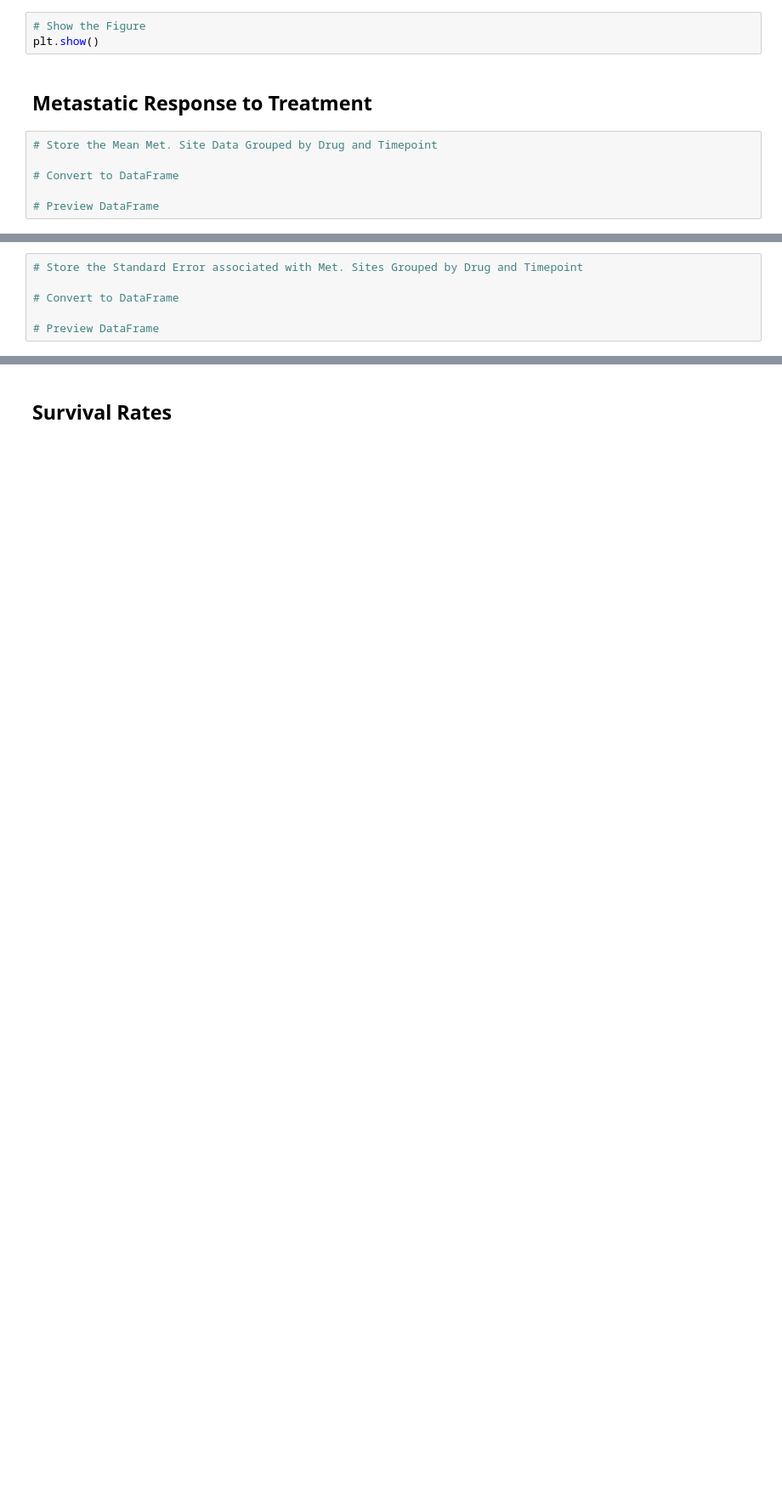
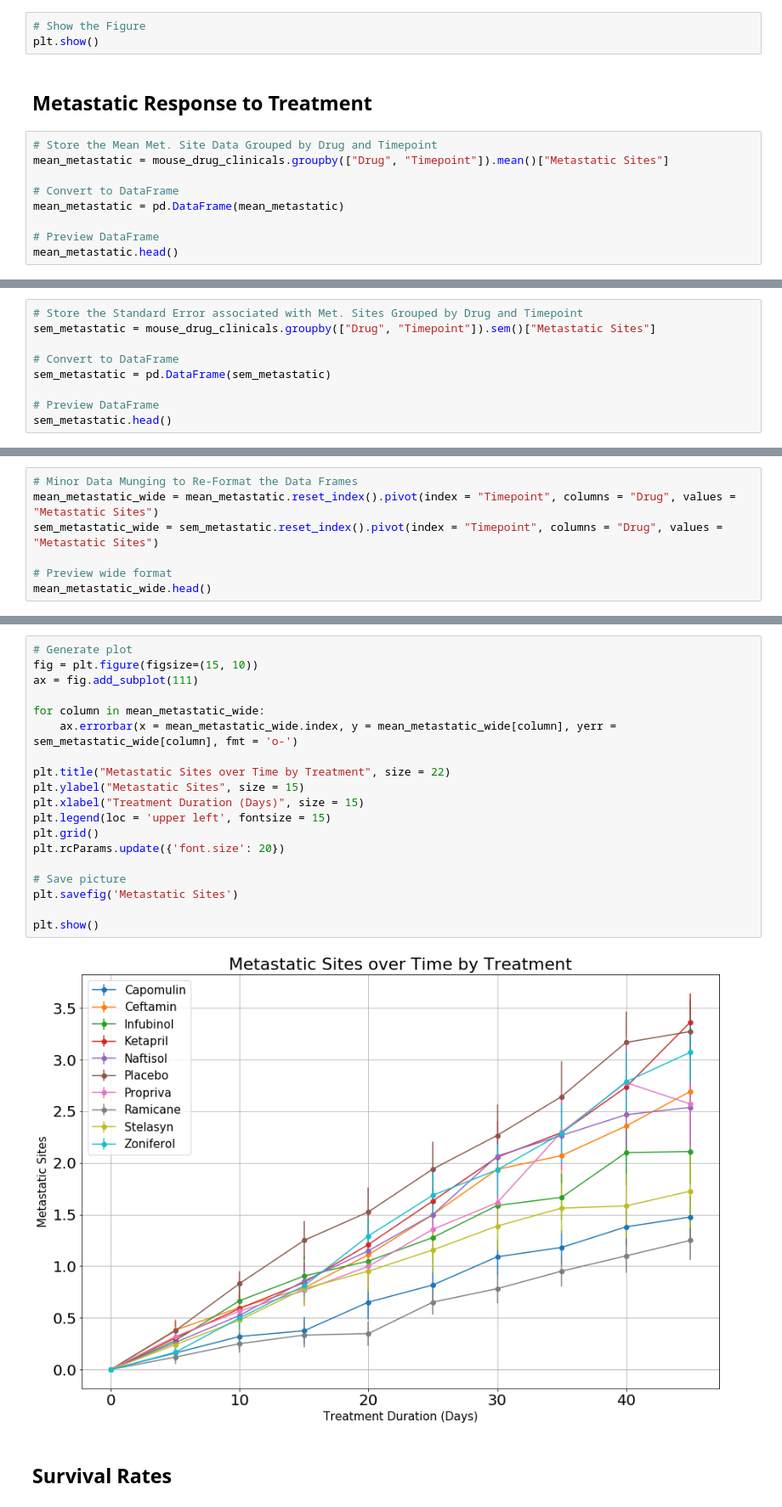
Before and after one commit to andrewdkrog/WashU, a Jupyter notebook: Pymaceuticals/pymaceuticals_starter.ipynb, the cells around one changed output, grey strips where cells are left out. Shown at 85% size. Cells and saved outputs as stored; diff of their text form; blank space fills up the shorter version.

```diff
--- a/Pymaceuticals/pymaceuticals_starter.ipynb
+++ b/Pymaceuticals/pymaceuticals_starter.ipynb
@@ -127,7 +127,10 @@ plt.show()
 ## Metastatic Response to Treatment
 # %%
 # Store the Mean Met. Site Data Grouped by Drug and Timepoint
+mean_metastatic = mouse_drug_clinicals.groupby(["Drug", "Timepoint"]).mean()["Metastatic Sites"]
 
 # Convert to DataFrame
+mean_metastatic = pd.DataFrame(mean_metastatic)
 
 # Preview DataFrame
+mean_metastatic.head()
@@ -143,6 +145,9 @@ plt.show()
 # %%
 # Store the Standard Error associated with Met. Sites Grouped by Drug and Timepoint
+sem_metastatic = mouse_drug_clinicals.groupby(["Drug", "Timepoint"]).sem()["Metastatic Sites"]
 
 # Convert to DataFrame
+sem_metastatic = pd.DataFrame(sem_metastatic)
 
 # Preview DataFrame
+sem_metastatic.head()
@@ -179,0 +162,7 @@ plt.show()
+# %%
+# Minor Data Munging to Re-Format the Data Frames
+mean_metastatic_wide = mean_metastatic.reset_index().pivot(index = "Timepoint", columns = "Drug", values = "Metastatic Sites")
+sem_metastatic_wide = sem_metastatic.reset_index().pivot(index = "Timepoint", columns = "Drug", values = "Metastatic Sites")
+
+# Preview wide format
+mean_metastatic_wide.head()
@@ -180,3 +177,24 @@ plt.show()
+# %%
+# Generate plot
+fig = plt.figure(figsize=(15, 10))
+ax = fig.add_subplot(111)
+
+for column in mean_metastatic_wide:
+    ax.errorbar(x = mean_metastatic_wide.index, y = mean_metastatic_wide[column], yerr = sem_metastatic_wide[column], fmt = 'o-')
+
+plt.title("Metastatic Sites over Time by Treatment", size = 22)
+plt.ylabel("Metastatic Sites", size = 15)
+plt.xlabel("Treatment Duration (Days)", size = 15)
+plt.legend(loc = 'upper left', fontsize = 15)
+plt.grid()
+plt.rcParams.update({'font.size': 20})
+
+# Save picture
+plt.savefig('Metastatic Sites')
+
+plt.show()
+# %% [output]
+[figure, added]
 # %% [markdown]
 ## Survival Rates
 # %%
```
Also changed, not shown: parts of 18 cells of this notebook, 2 other files.
